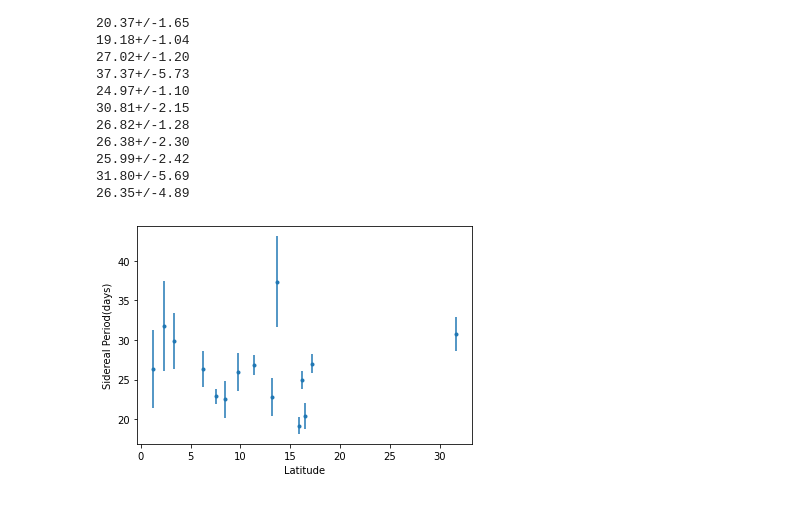
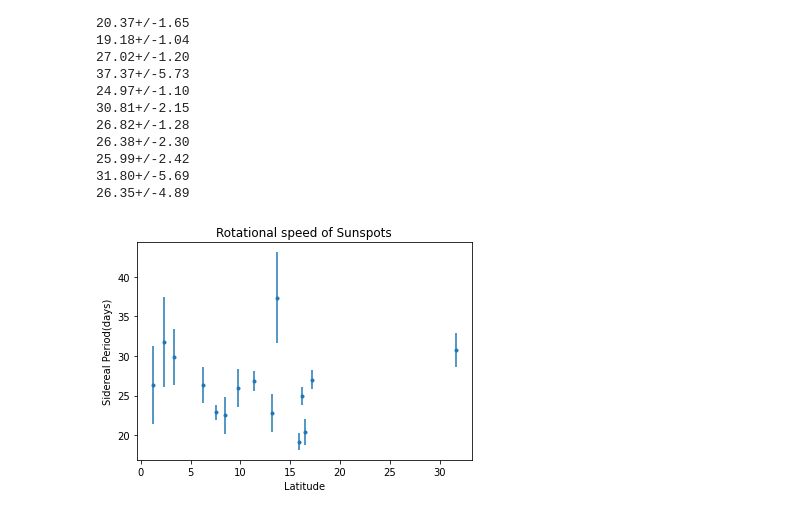
Before and after one commit to StephenJohnson-CardiffUni/Astro, a Jupyter notebook: SunSpot.ipynb, the cells around one changed output. Saved outputs shown, nothing was run; the diff lists cells and outputs as text; code cells hidden in the pictures.

Commit message:
SpeedVsLatPlotsAndFits

```diff
--- a/SunSpot.ipynb
+++ b/SunSpot.ipynb
@@ -465,20 +465,21 @@ for i in range(15):
 # %%
 #plot latitude vs sidereal
 siderealNorm = [[] for x in range(15)]
 siderealUn = [[] for x in range(15)]
 
 latNorm = [[] for x in range(15)]
 latUn = [[] for x in range(15)]
 
 for i in range(15):
   siderealNorm[i] = sidereal[i].n
   siderealUn[i] = sidereal[i].s
   latNorm[i] = meanLats[i].n
   latUn[i] = meanLats[i].s
 
 plt.errorbar(latNorm,siderealNorm,siderealUn,latUn,'.');
 plt.xlabel("Latitude");
 plt.ylabel("Sidereal Period(days)");
+plt.title("Rotational speed of Sunspots");
 # %% [output]
-[figure, old version]
+[figure, new version]
 # %%
```
Also changed, not shown: parts of 3 cells of this notebook.
